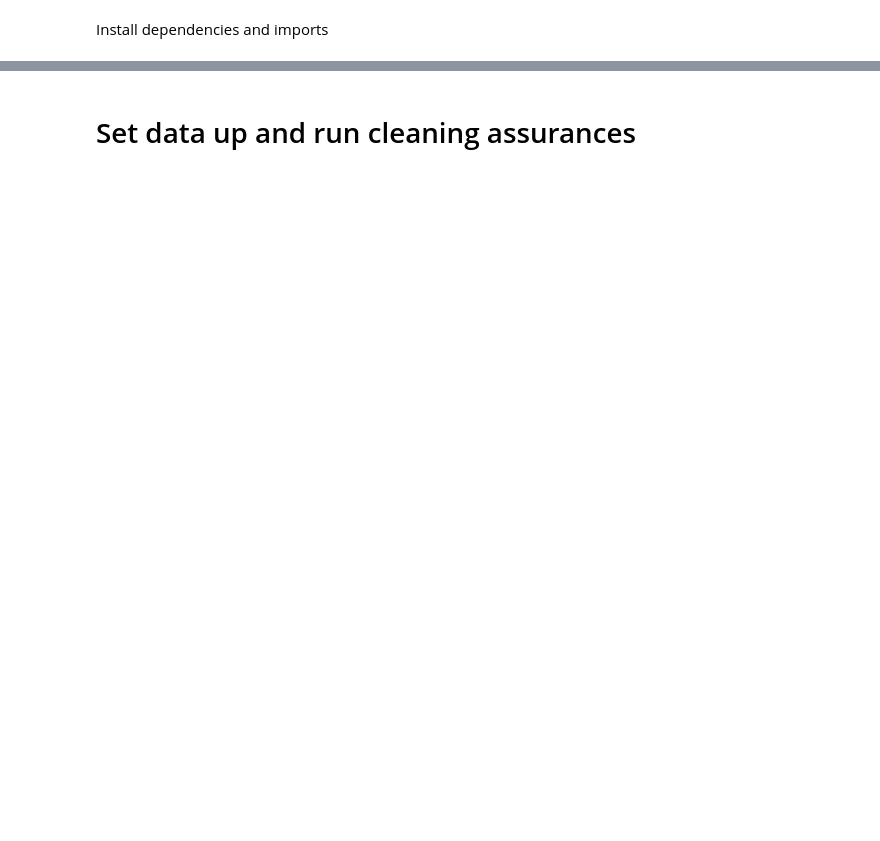
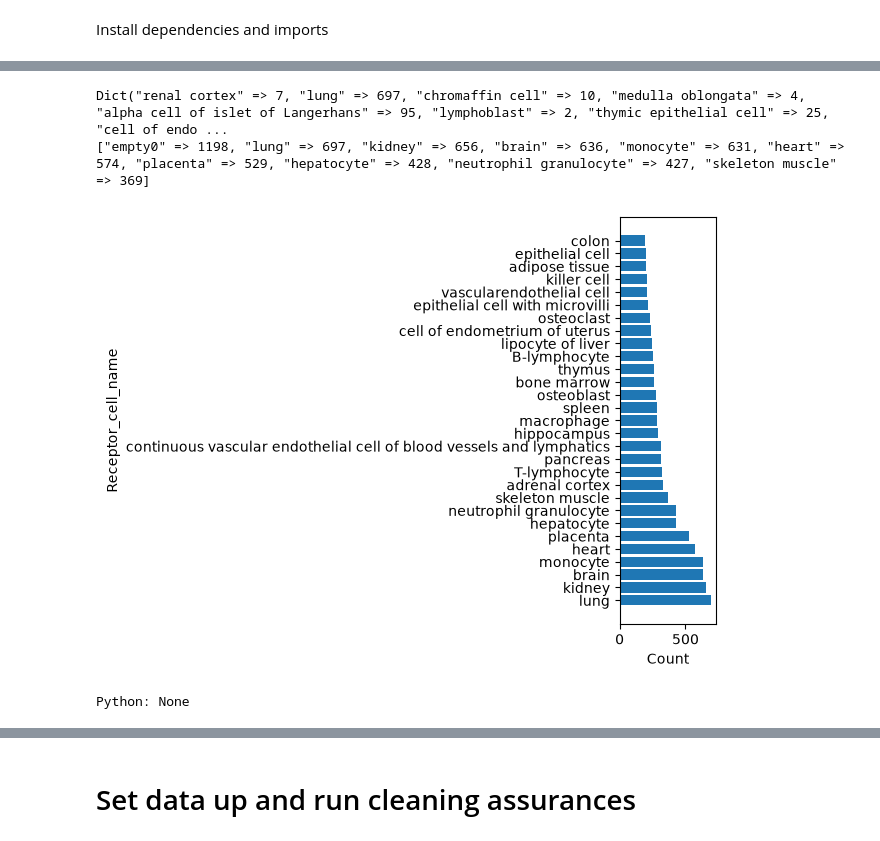
Before and after one commit to juliaevizza/endocrinology-MsEE, a Jupyter notebook: ESM-Finetuning/ENDOdisruptor.ipynb, the cells around one changed output, grey strips where cells are left out. Cells and saved outputs as stored; diff of their text form; code cells hidden in the pictures; blank space fills up the shorter version.

```diff
--- a/ESM-Finetuning/ENDOdisruptor.ipynb
+++ b/ESM-Finetuning/ENDOdisruptor.ipynb
@@ -41,0 +109,30 @@ df.head()
+# %%
+
+# Count occurrences and plot
+
+# countmap(x::AbstractVector, wv::AbstractVector{<:Real})
+freq = countmap(data."rec_cell_name", alg = :dict)
+sorted_cm = sort(collect(freq); by = p -> p.second, rev = true)
+println(freq)
+
+labels = string.(collect(first.(sorted_cm)))
+frequencies = collect(last.(sorted_cm))
+
+
+println(sorted_cm[1:10])
+
+labels = labels[2:30]
+frequencies = frequencies[2:30, :]
+
+
+pyplot.figure()
+pyplot.barh(labels, frequencies)
+pyplot.xlabel("Count")
+pyplot.ylabel("Receptor_cell_name")
+pyplot.tight_layout()
+pyplot.show()
+# %% [output]
+Dict("renal cortex" => 7, "lung" => 697, "chromaffin cell" => 10, "medulla oblongata" => 4, "alpha cell of islet of Langerhans" => 95, "lymphoblast" => 2, "thymic epithelial cell" => 25, "cell of endo ...
+["empty0" => 1198, "lung" => 697, "kidney" => 656, "brain" => 636, "monocyte" => 631, "heart" => 574, "placenta" => 529, "hepatocyte" => 428, "neutrophil granulocyte" => 427, "skeleton muscle" => 369]
+[figure, added]
+Python: None
```
Also changed, not shown: parts of 13 cells of this notebook, 2 other files.
